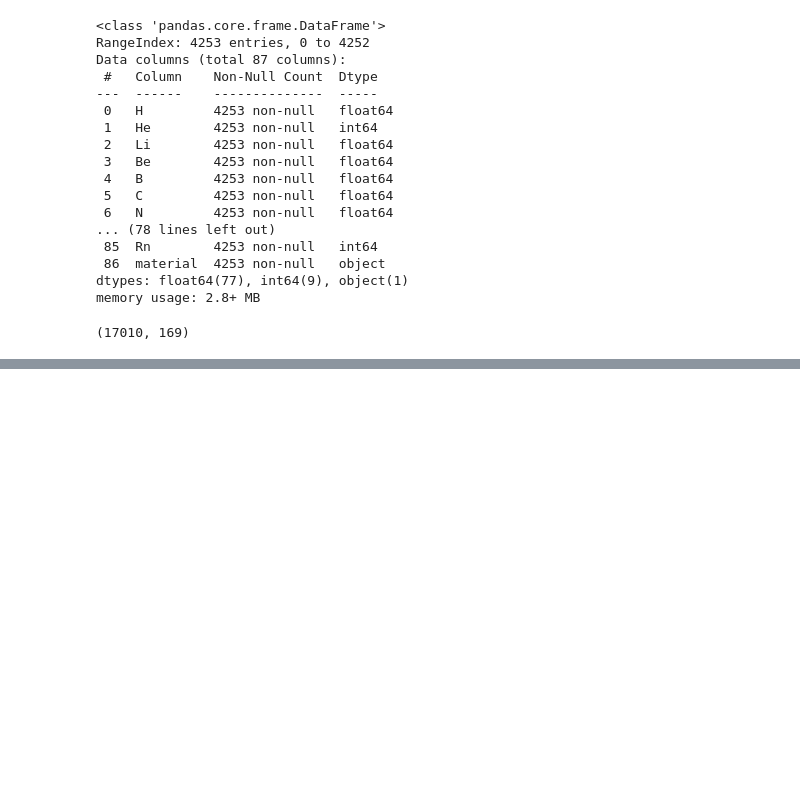
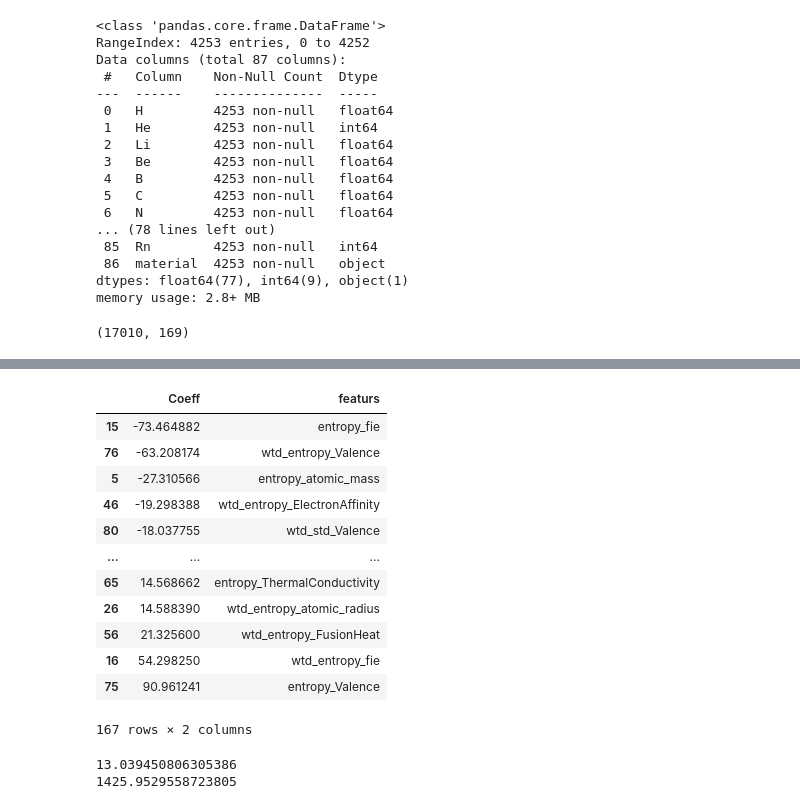
Before and after one commit to KovtunovIvan/Critical-temperature-of-superconductors, a Jupyter notebook: Critical temperature of superconductors.ipynb, the cells around one changed output, grey strips where cells are left out. Saved outputs shown, nothing was run; the diff lists cells and outputs as text; code cells hidden in the pictures; blank space fills up the shorter version.

Commit message:
Trained the model on deferred samples

```diff
--- a/Critical temperature of superconductors.ipynb
+++ b/Critical temperature of superconductors.ipynb
@@ -208,0 +209,8 @@ print(test_full.shape)
+# %%
+#разделяю на тренировочную и тестовую подвыборки датасет train
+from sklearn.model_selection import train_test_split
+
+X_train, X_test, y_train, y_test = train_test_split(X,y,test_size=0.3)
+
+print(X_train.shape, y_train.shape)
+print(X_test.shape, y_test.shape)
@@ -208,0 +228,6 @@ print(test_full.shape)
+# %%
+#создадим модель линейной регрессии
+model = LinearRegression()
+
+#обучим модель на тренировочном наборе данных
+model.fit(X_train, y_train)
@@ -208,0 +257,31 @@ print(test_full.shape)
+# %%
+featurs = test_full.columns
+# %%
+coeff_df = pd.DataFrame(model.coef_, columns=['Coeff'])
+coeff_df['featurs'] = featurs
+# %%
+coeff_df.sort_values(by='Coeff')
+# %% [output]
+|  | Coeff | featurs |
+| 15 | -73.464882 | entropy_fie |
+| 76 | -63.208174 | wtd_entropy_Valence |
+| 5 | -27.310566 | entropy_atomic_mass |
+| 46 | -19.298388 | wtd_entropy_ElectronAffinity |
+| 80 | -18.037755 | wtd_std_Valence |
+| ... | ... | ... |
+| 65 | 14.568662 | entropy_ThermalConductivity |
+| 26 | 14.588390 | wtd_entropy_atomic_radius |
+| 56 | 21.325600 | wtd_entropy_FusionHeat |
+| 16 | 54.298250 | wtd_entropy_fie |
+| 75 | 90.961241 | entropy_Valence |
+167 rows × 2 columns
+# %%
+#предскажем результат для тех же самых тренировочных данных
+y_pred = model.predict(X_test)
+
+print(mean_absolute_error(y_test, y_pred))
+print(mean_squared_error(y_test, y_pred))
+print(r2_score(y_test, y_pred))
+# %% [output]
+13.039450806305386
+1425.9529558723805
```
Also changed, not shown: parts of 15 cells of this notebook.
